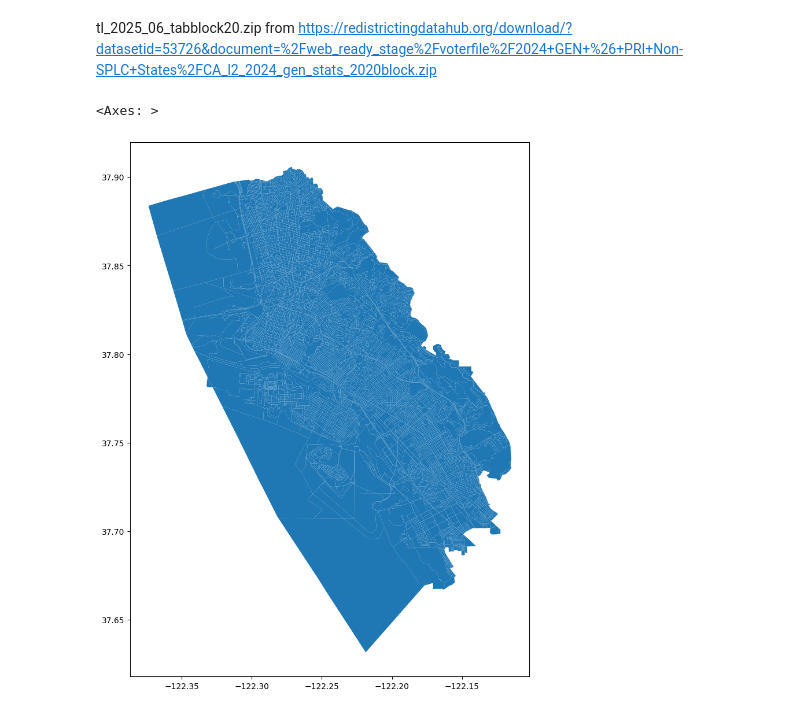
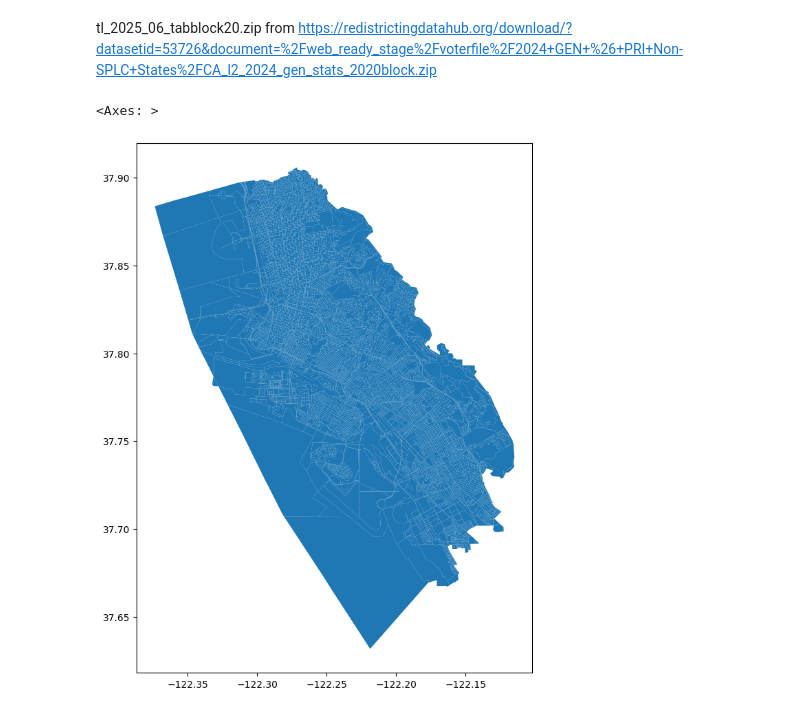
Before and after one commit to jvkim336-rgb/California-Voting-District-Project, a Jupyter notebook: CA-District-Notebook.ipynb, the cells around one changed output. Saved outputs shown, nothing was run; the diff lists cells and outputs as text; code cells hidden in the pictures.

```diff
--- a/CA-District-Notebook.ipynb
+++ b/CA-District-Notebook.ipynb
@@ -19,13 +21,19 @@ with zipfile.ZipFile(file_path + r"\Data\ca_pl2020_official.zip") as ca_pl2020:
 ca_pl94 = pd.read_csv(file_path + r"\Data\state_PL94_2020_Adjusted_P24_DOJ_Block_csv\state_PL94_2020_Adjusted_P24_DOJ_Block.csv")
 ca_blocks = gpd.read_file(file_path + r"\Data\tl_2025_06_tabblock20.zip")
 ca_cd118 = pd.read_csv(file_path + r"\Data\06_CA_CD118.txt")
+ca_2025 = pd.read_csv(file_path + r"\Data\ab604.csv")
 voter_file = pd.read_csv(file_path + r"\Data\CA_l2_2024_gen_stats_2020block\CA_l2_2024_gen_stats_2020block.csv")
 # %%
 ca_blocks["GEOID20"] = ca_blocks["GEOID20"].astype(int)
 ca_blocks_district = ca_blocks.merge(ca_cd118, left_on="GEOID20",right_on= "GEOID", how="left")
+ca_blocks_district = ca_blocks_district.rename(columns={"CDFP":"2020 District"})
+ca_blocks_district = ca_blocks_district.merge(ca_2025, left_on="GEOID20",right_on= "GEOID", how="left")
+ca_blocks_district = ca_blocks_district.drop(["GEOID_x", "GEOID_y"], axis=1)
+ca_blocks_district = ca_blocks_district.rename(columns={"CDFP":"2025 District"})
 
-#ca_blocks_district[ca_blocks_district[" CDFP"] == 12].explore()
-ca_blocks_district[ca_blocks_district[" CDFP"] == 12].plot(figsize=(20, 12))
+
+#ca_blocks_district[ca_blocks_district["2020 District"] == 12].explore()
+ca_blocks_district[ca_blocks_district["2020 District"] == 12].plot(figsize=(10, 10))
 # %% [output]
 <Axes: >
-[figure, old version]
+[figure, new version]
```
Also changed, not shown: parts of 6 cells of this notebook.
